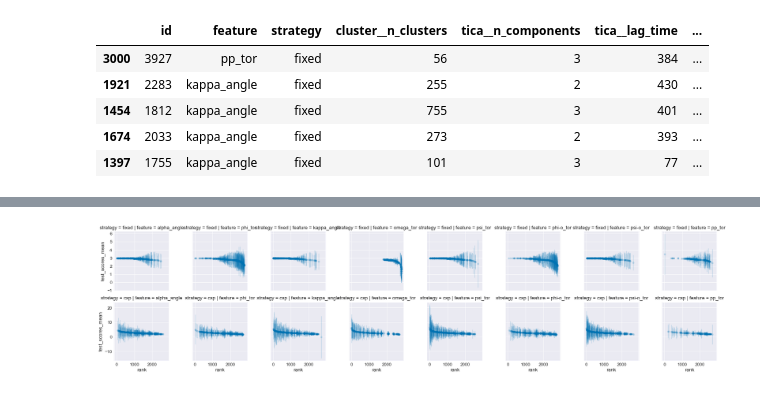
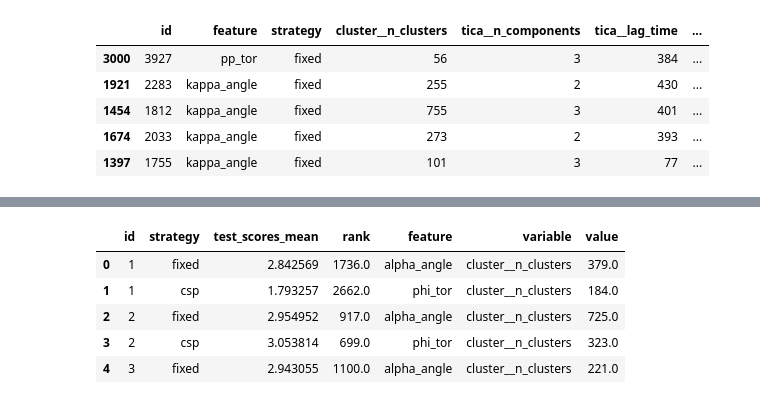
Before and after one commit to RobertArbon/optimize-fs-peptide, a Jupyter notebook: Analysis/DHFR/Figures - Random Results Fixed and CSP.ipynb, the cells around one changed output, grey strips where cells are left out. Drawn from its saved outputs; the diff is of its cells as text; code cells hidden in the pictures.

```diff
--- a/Analysis/DHFR/Figures - Random Results Fixed and CSP.ipynb
+++ b/Analysis/DHFR/Figures - Random Results Fixed and CSP.ipynb
@@ -161,7 +162,7 @@ def safe_error(x):
 observables = ['test_scores']
 
 for observable in observables:
-        df[observable+'_error'] = df.loc[:, observable].apply(safe_error)
+#         df[observable+'_error'] = df.loc[:, observable].apply(safe_error)
         df[observable+'_mean'] = df.loc[:, observable].apply(safe_mean)
 # %%
 df.drop(labels=['test_scores', 'train_scores'], axis=1, inplace=True)
@@ -198,7 +214,9 @@ df.loc[df['rank']<11.0, :].to_pickle('/Users/robert_arbon/Google Drive/Research/
-# %%
-with sns.plotting_context('paper', font_scale=1.5):
-    sns.set_palette('colorblind')
-    g = sns.FacetGrid(df, row='strategy', col='feature', sharey='row')
-    g = g.map(plt.errorbar,'rank',  'test_scores_mean', 'test_scores_error', fmt='o', alpha=0.2)
-# %% [output]
-[figure, removed]
+# %%
+df_melt.head()
+# %% [output]
+|  | id | strategy | test_scores_mean | rank | feature | variable | value |
+| 0 | 1 | fixed | 2.842569 | 1736.0 | alpha_angle | cluster__n_clusters | 379.0 |
+| 1 | 1 | csp | 1.793257 | 2662.0 | phi_tor | cluster__n_clusters | 184.0 |
+| 2 | 2 | fixed | 2.954952 | 917.0 | alpha_angle | cluster__n_clusters | 725.0 |
+| 3 | 2 | csp | 3.053814 | 699.0 | phi_tor | cluster__n_clusters | 323.0 |
+| 4 | 3 | fixed | 2.943055 | 1100.0 | alpha_angle | cluster__n_clusters | 221.0 |
```
Also changed, not shown: parts of 13 cells of this notebook, 7 other files.
